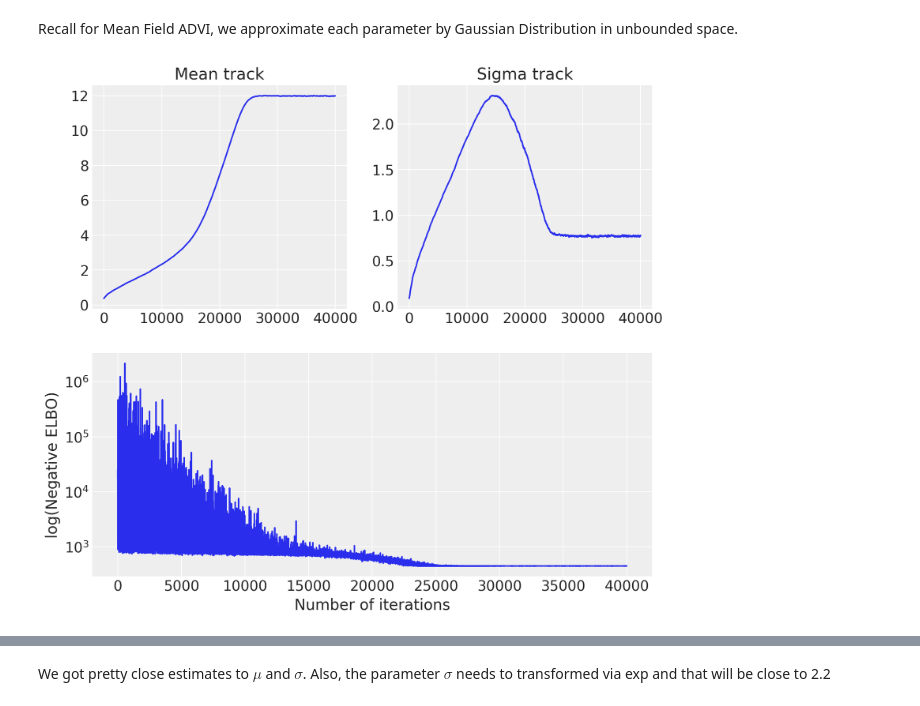
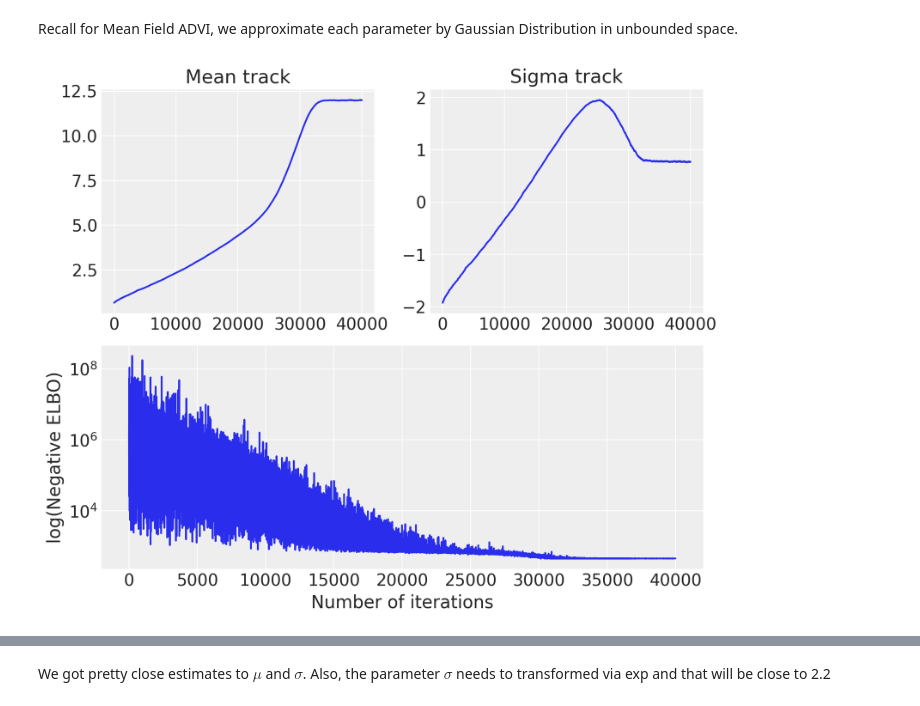
Before and after one commit to pymc-devs/pymc4, a Jupyter notebook: notebooks/Variational_API_Quickstart.ipynb, the cells around one changed output, grey strips where cells are left out. Saved outputs shown, nothing was run; the diff lists cells and outputs as text; code cells hidden in the pictures.

```diff
--- a/notebooks/Variational_API_Quickstart.ipynb
+++ b/notebooks/Variational_API_Quickstart.ipynb
@@ -115,25 +111,26 @@ def trace_fn(traceable_quantities):
 # %%
 mean_field = pm.fit(num_steps=40000, method=advi, trace_fn=trace_fn)
 # %%
-approximated_mu = mean_field.losses["model/mu/mu:0"]
-approximated_sigma = mean_field.losses["model/__log_sigma/mu:0"]
+approximated_mu = mean_field.losses['mu:0'][:, 0]
+approximated_sigma = mean_field.losses['mu:0'][:, 1]
 loss = mean_field.losses["loss"]
 
-fig = plt.figure(figsize=(10, 9))
-mu_track = fig.add_subplot(221)
-sigma_track = fig.add_subplot(222)
-elbo_track = fig.add_subplot(212)
+fig = plt.figure(figsize=(8, 6.5))
+gs = fig.add_gridspec(2, 2)
+mu_track = fig.add_subplot(gs[0, 0])
+sigma_track = fig.add_subplot(gs[0, 1])
+elbo_track = fig.add_subplot(gs[1, :])
 
 mu_track.plot(approximated_mu)
 mu_track.set_title("Mean track")
 sigma_track.plot(approximated_sigma)
 sigma_track.set_title("Sigma track")
 elbo_track.plot(loss)
 elbo_track.set_xlabel("Number of iterations")
 elbo_track.set_ylabel("log(Negative ELBO)")
-elbo_track.set_yscale("log");
+elbo_track.set_yscale("log")
 # %% [output]
-[figure, old version]
+[figure, new version]
 # %%
 advi.trainable_variables
 # %% [output]
```
Also changed, not shown: parts of 7 cells of this notebook.
